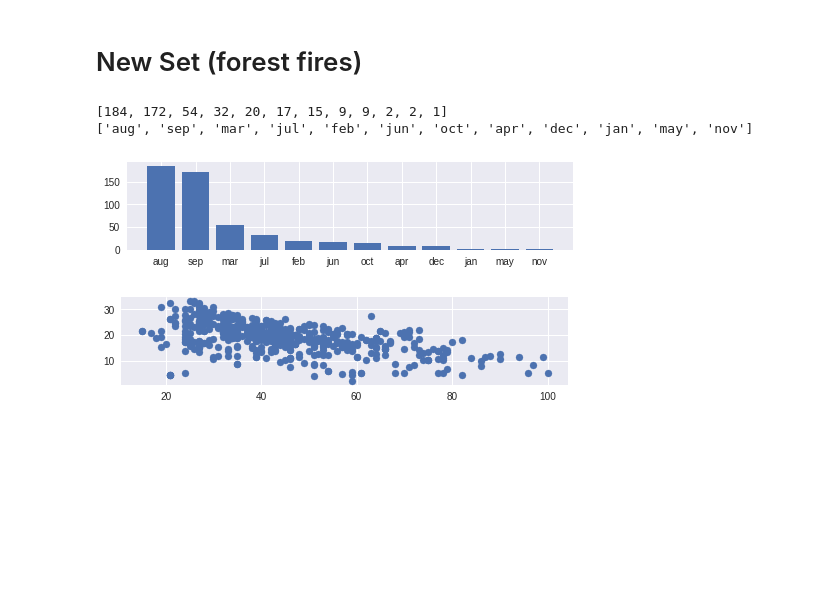
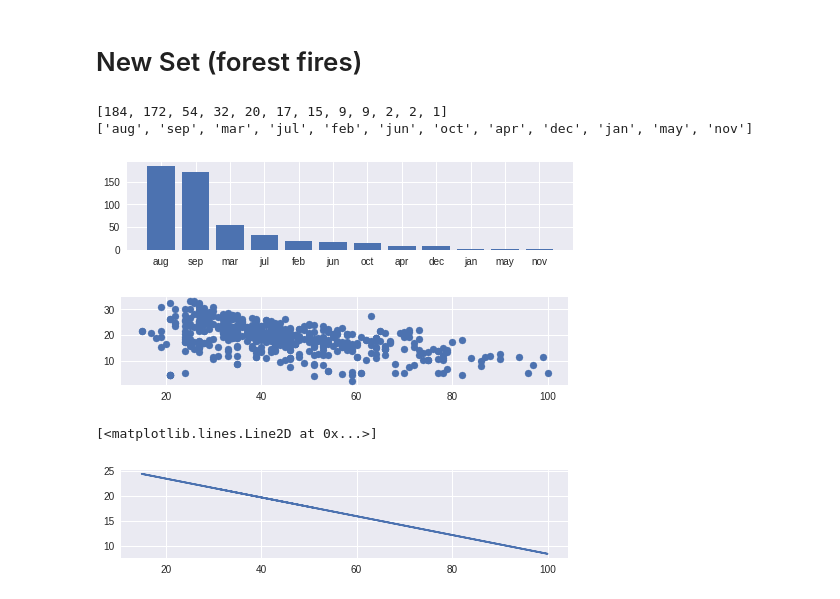
Before and after one commit to bloominstituteoftechnology/DS-Unit-1-Sprint-1-Dealing-With-Data, a Jupyter notebook: module3-basicdatavisualizations/LS_DS_113_Basic_Data_Visualizations.ipynb, the cells around one changed output. Cells and saved outputs as stored; diff of their text form; code cells hidden in the pictures; blank space fills up the shorter version.

Commit message:
added regression

```diff
--- a/module3-basicdatavisualizations/LS_DS_113_Basic_Data_Visualizations.ipynb
+++ b/module3-basicdatavisualizations/LS_DS_113_Basic_Data_Visualizations.ipynb
@@ -323,6 +323,7 @@ import pandas as pd
 import numpy as np
 import seaborn as sns
 import matplotlib.pyplot as plt
+from sklearn import datasets, linear_model
 
 forest_fires = pd.read_csv("https://archive.ics.uci.edu/ml/machine-learning-databases/forest-fires/forestfires.csv")
 forest_fires.head()
@@ -346,30 +347,41 @@ days_dict = {'sun': 0,
              'mon': 1,
              'tue': 2,
              'wed': 3,
              'thu': 4,
              'fri': 5,
              'sat': 6
             }
 
 #Ordinalize
 
 # forest_fires['month'] = forest_fires['month'].map(months_dict)
 # forest_fires['day'] = forest_fires['day'].map(days_dict)
 
 num_fires=forest_fires['month'].value_counts().tolist()
 months = forest_fires['month'].value_counts().keys().tolist()
 
 print(num_fires)
 print(months)
 plt.figure(1)
 plt.subplot(311)
 plt.bar(months, num_fires)
 ax = forest_fires.plot.bar(rot=0)
 plt.subplot(312)
 plt.scatter(forest_fires['RH'],forest_fires['temp'])
 plt.show()
+
+regr = linear_model.LinearRegression()
+
+x=forest_fires['RH'].reshape(-1,1)
+y=forest_fires['temp'].reshape(-1,1)
+regr.fit(x,y)
+temp_pred = regr.predict(x)
+plt.subplot(312)
+plt.plot(forest_fires['RH'], temp_pred)
 # %% [output]
 [184, 172, 54, 32, 20, 17, 15, 9, 9, 2, 2, 1]
 ['aug', 'sep', 'mar', 'jul', 'feb', 'jun', 'oct', 'apr', 'dec', 'jan', 'may', 'nov']
 [figure]
 [figure]
+[<matplotlib.lines.Line2D at 0x...>]
+[figure, added]
```
